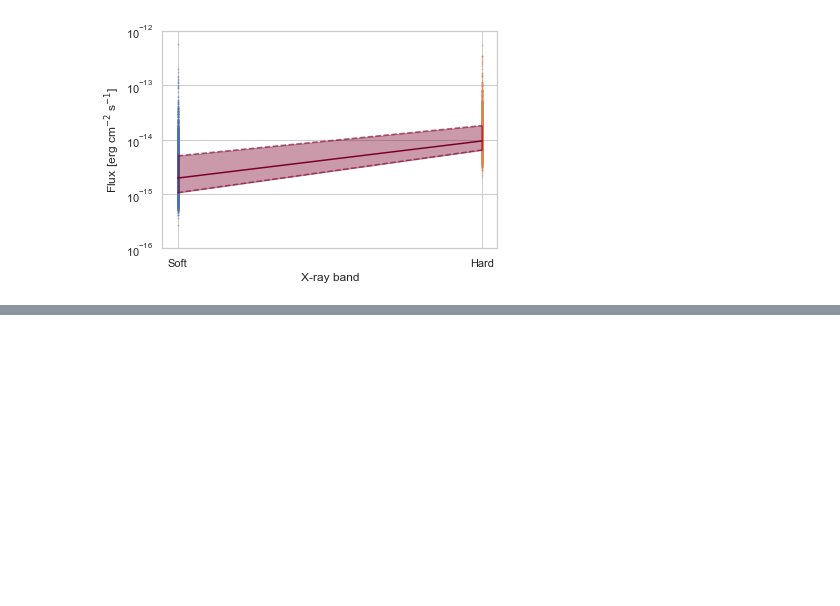
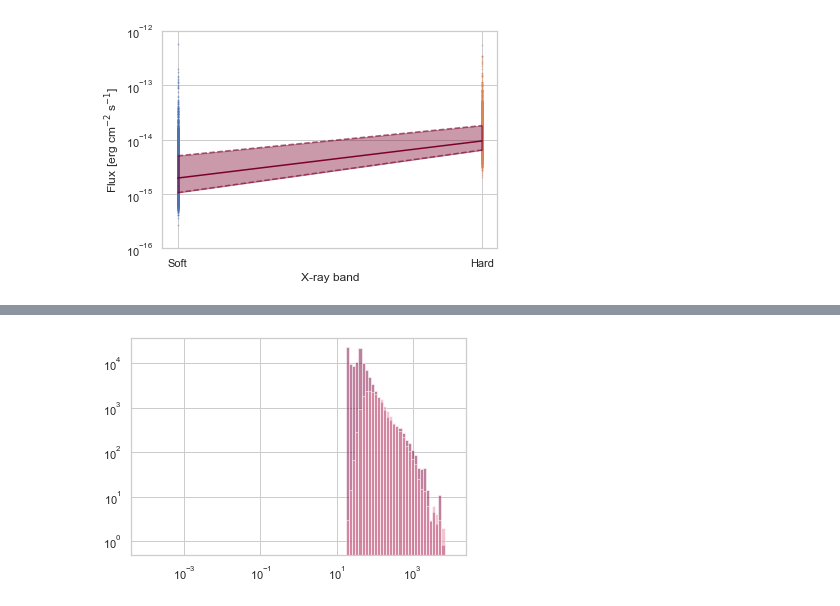
Before and after one commit to runburg/agn_lf, a Jupyter notebook: notebooks/seds.ipynb, the cells around one changed output, grey strips where cells are left out. Cells and saved outputs as stored; diff of their text form; code cells hidden in the pictures; blank space fills up the shorter version.

```diff
--- a/notebooks/seds.ipynb
+++ b/notebooks/seds.ipynb
@@ -168,0 +194,10 @@ fig.savefig('./output/sed_xray.png')
+# %%
+fig, ax = plt.subplots()
+corrected_fluxes = tab['f_ap_irac_i3'].filled().data #/ crctn_fn(tab['m_ap_irac_i3'].filled().data)
+bins = np.logspace(-4, 4, num=100)
+ax.hist(corrected_fluxes, color='xkcd:wine', alpha=0.5, bins=bins, weights=1/crctn_fn(mags.filled().data))
+ax.hist(tab['f_ap_irac_i3'].filled().data, color='xkcd:pig pink', alpha=0.5, bins=bins)
+ax.set_xscale('log')
+ax.set_yscale('log')
+# %% [output]
+[figure, added]
```
Also changed, not shown: parts of 5 cells of this notebook, 5 other files.
